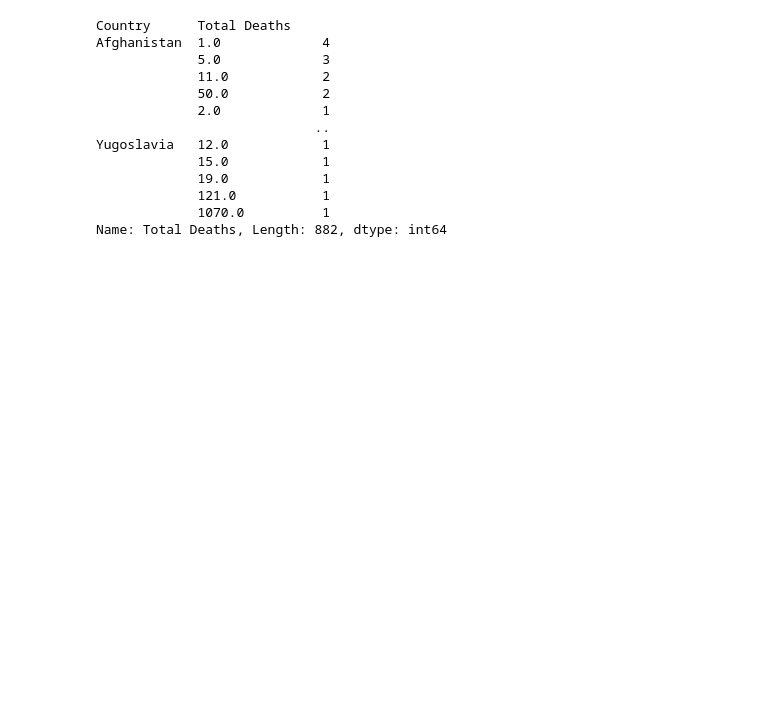
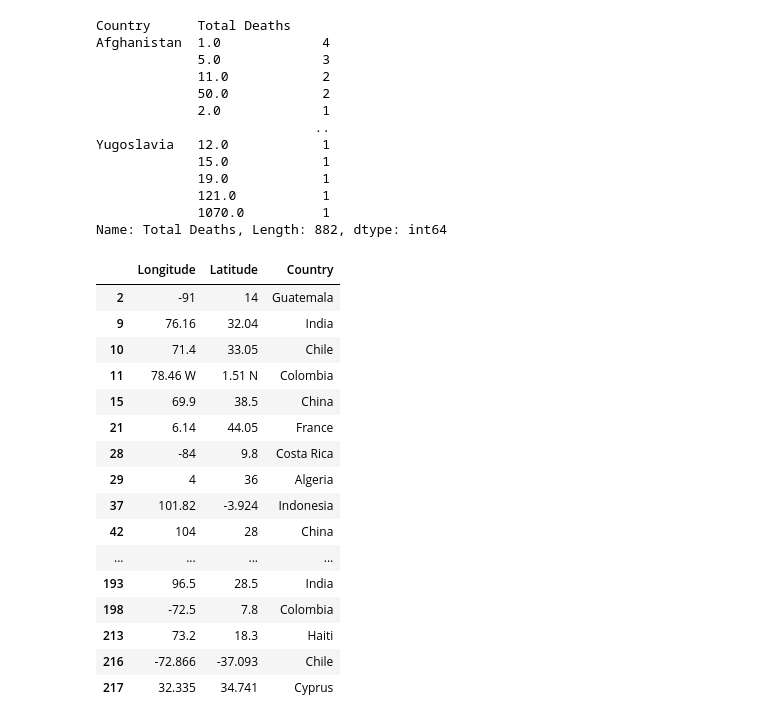
Before and after one commit to AleDataAnalyst/grupo2_desastresnaturales, a Jupyter notebook: Notebooks/01LimpiarDatos/01_Ele_Earthquake_impacto.ipynb, the cells around one changed output. Drawn from its saved outputs; the diff is of its cells as text; code cells hidden in the pictures; blank space fills up the shorter version.

```diff
--- a/Notebooks/01LimpiarDatos/01_Ele_Earthquake_impacto.ipynb
+++ b/Notebooks/01LimpiarDatos/01_Ele_Earthquake_impacto.ipynb
@@ -147,3 +139,23 @@ Yugoslavia   12.0            1
              121.0           1
              1070.0          1
 Name: Total Deaths, Length: 882, dtype: int64
+# %%
+df_earthquake[['Longitude', 'Latitude', 'Country']].head(50)
+# %% [output]
+|  | Longitude | Latitude | Country |
+| 2 | -91 | 14 | Guatemala |
+| 9 | 76.16 | 32.04 | India |
+| 10 | 71.4 | 33.05 | Chile |
+| 11 | 78.46 W | 1.51 N | Colombia |
+| 15 | 69.9 | 38.5 | China |
+| 21 | 6.14 | 44.05 | France |
+| 28 | -84 | 9.8 | Costa Rica |
+| 29 | 4 | 36 | Algeria |
+| 37 | 101.82 | -3.924 | Indonesia |
+| 42 | 104 | 28 | China |
+| ... | ... | ... | ... |
+| 193 | 96.5 | 28.5 | India |
+| 198 | -72.5 | 7.8 | Colombia |
+| 213 | 73.2 | 18.3 | Haiti |
+| 216 | -72.866 | -37.093 | Chile |
+| 217 | 32.335 | 34.741 | Cyprus |
```
Also changed, not shown: parts of 11 cells of this notebook.
